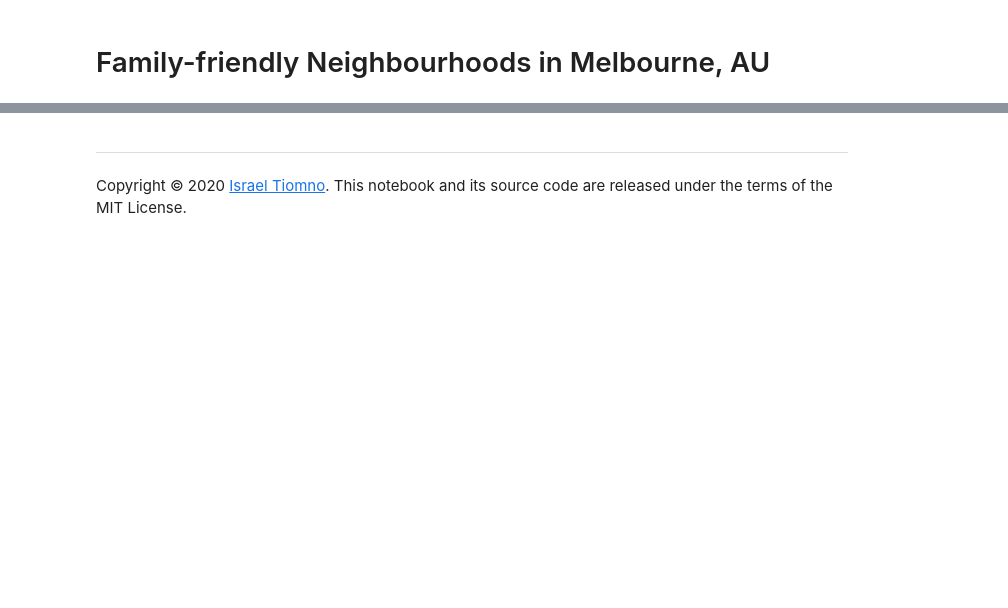
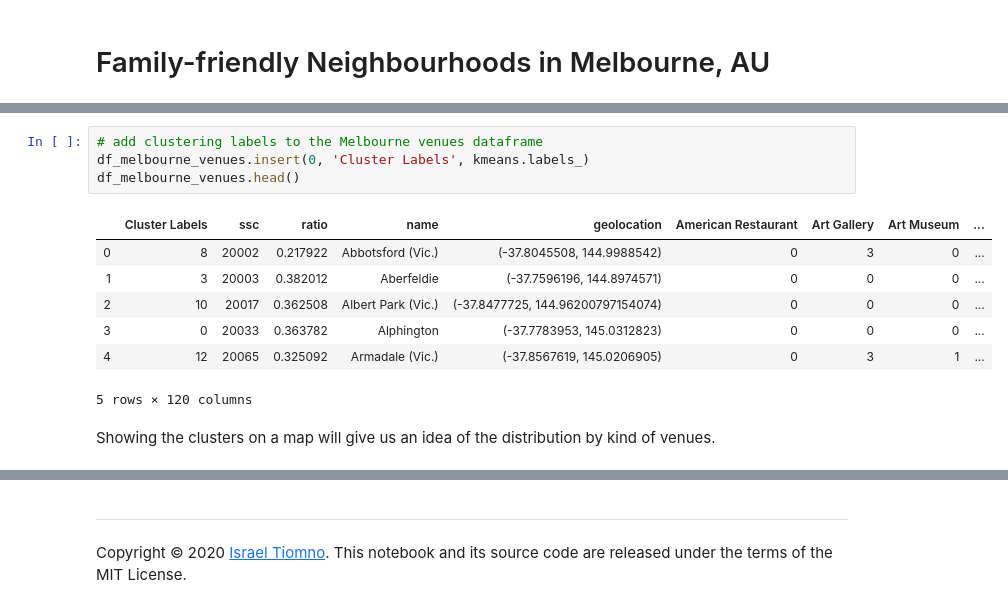
Before and after one commit to tiomno/Coursera_Capstone, a Jupyter notebook: Family-Friendly-Neighbourhoods-Melbourne.ipynb, the cells around one changed output, grey strips where cells are left out. Saved outputs shown, nothing was run; the diff lists cells and outputs as text; blank space fills up the shorter version.

```diff
--- a/Family-Friendly-Neighbourhoods-Melbourne.ipynb
+++ b/Family-Friendly-Neighbourhoods-Melbourne.ipynb
@@ -49,0 +371,14 @@ At this point, we will know how many venues per category every suburb of Melbour
+# %%
+# add clustering labels to the Melbourne venues dataframe
+df_melbourne_venues.insert(0, 'Cluster Labels', kmeans.labels_)
+df_melbourne_venues.head()
+# %% [output]
+|  | Cluster Labels | ssc | ratio | name | geolocation | American Restaurant | Art Gallery | Art Museum | ... |
+| 0 | 8 | 20002 | 0.217922 | Abbotsford (Vic.) | (-37.8045508, 144.9988542) | 0 | 3 | 0 | ... |
+| 1 | 3 | 20003 | 0.382012 | Aberfeldie | (-37.7596196, 144.8974571) | 0 | 0 | 0 | ... |
+| 2 | 10 | 20017 | 0.362508 | Albert Park (Vic.) | (-37.8477725, 144.96200797154074) | 0 | 0 | 0 | ... |
+| 3 | 0 | 20033 | 0.363782 | Alphington | (-37.7783953, 145.0312823) | 0 | 0 | 0 | ... |
+| 4 | 12 | 20065 | 0.325092 | Armadale (Vic.) | (-37.8567619, 145.0206905) | 0 | 3 | 1 | ... |
+5 rows × 120 columns
+# %% [markdown]
+Showing the clusters on a map will give us an idea of the distribution by kind of venues.
```
Also changed, not shown: parts of 42 cells of this notebook.
